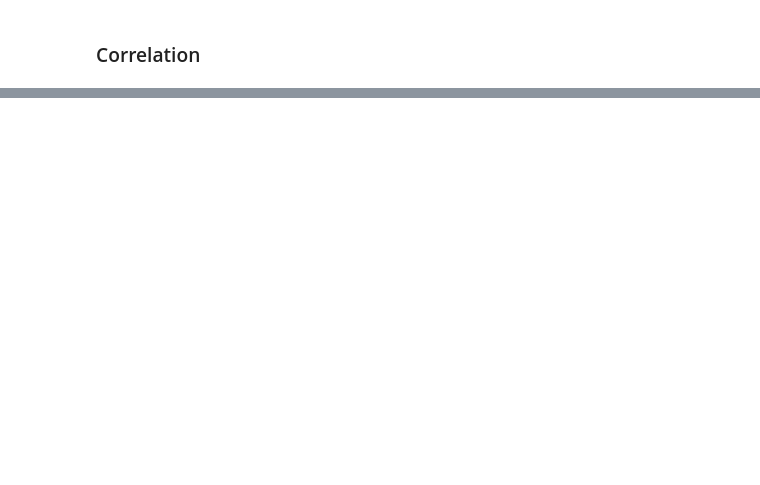
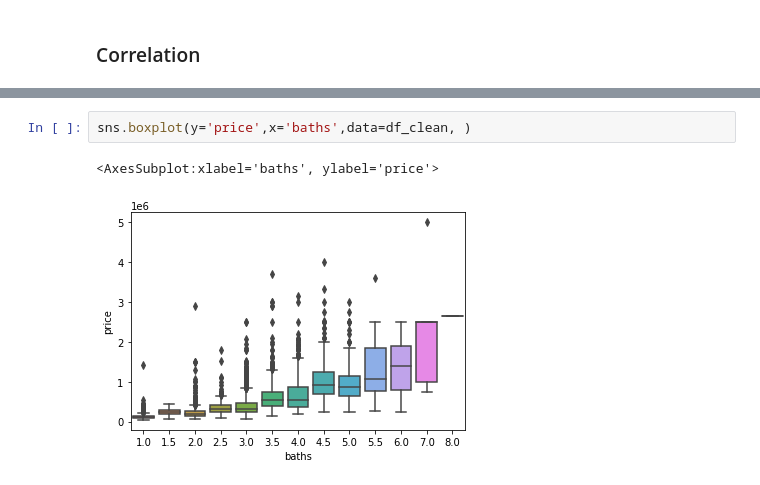
Before and after one commit to agustingu/Panama_House_Pricing, a Jupyter notebook: data_preprocessing.ipynb, the cells around one changed output, grey strips where cells are left out. Drawn from its saved outputs; the diff is of its cells as text; blank space fills up the shorter version.

```diff
--- a/data_preprocessing.ipynb
+++ b/data_preprocessing.ipynb
@@ -183,0 +199,5 @@ Deprecated in NumPy 1.20; for more details and guidance: https://numpy.org/devdo
+# %%
+sns.boxplot(y='price',x='baths',data=df_clean, )
+# %% [output]
+<AxesSubplot:xlabel='baths', ylabel='price'>
+[figure, added]
```
Also changed, not shown: parts of 39 cells of this notebook, 3 other files.
